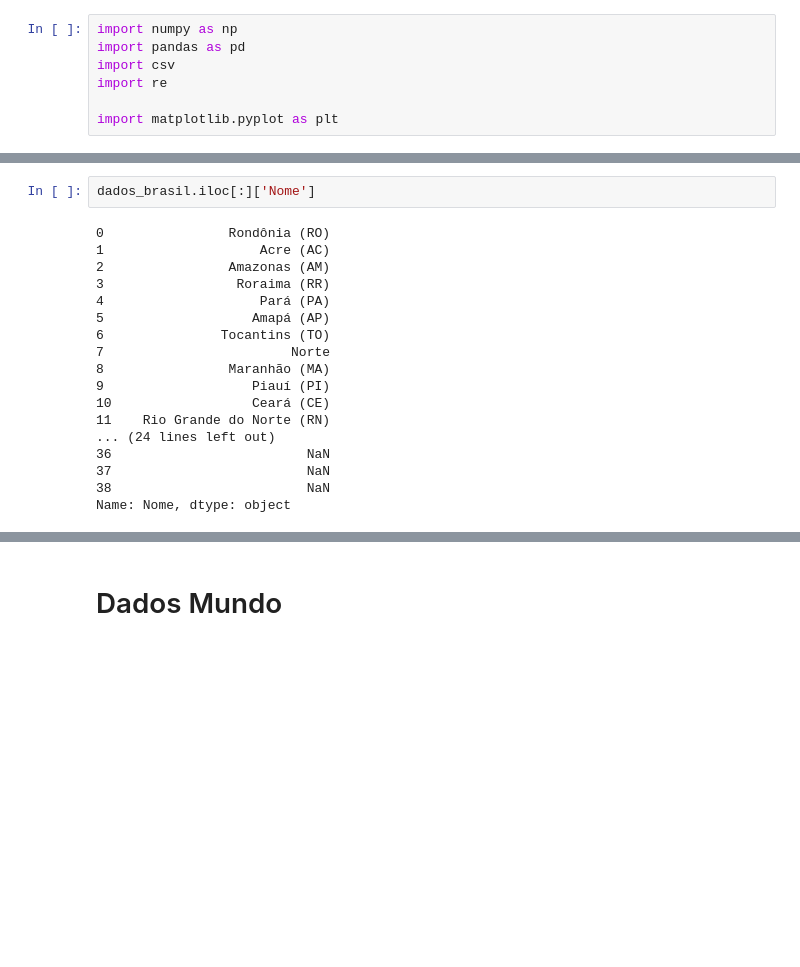
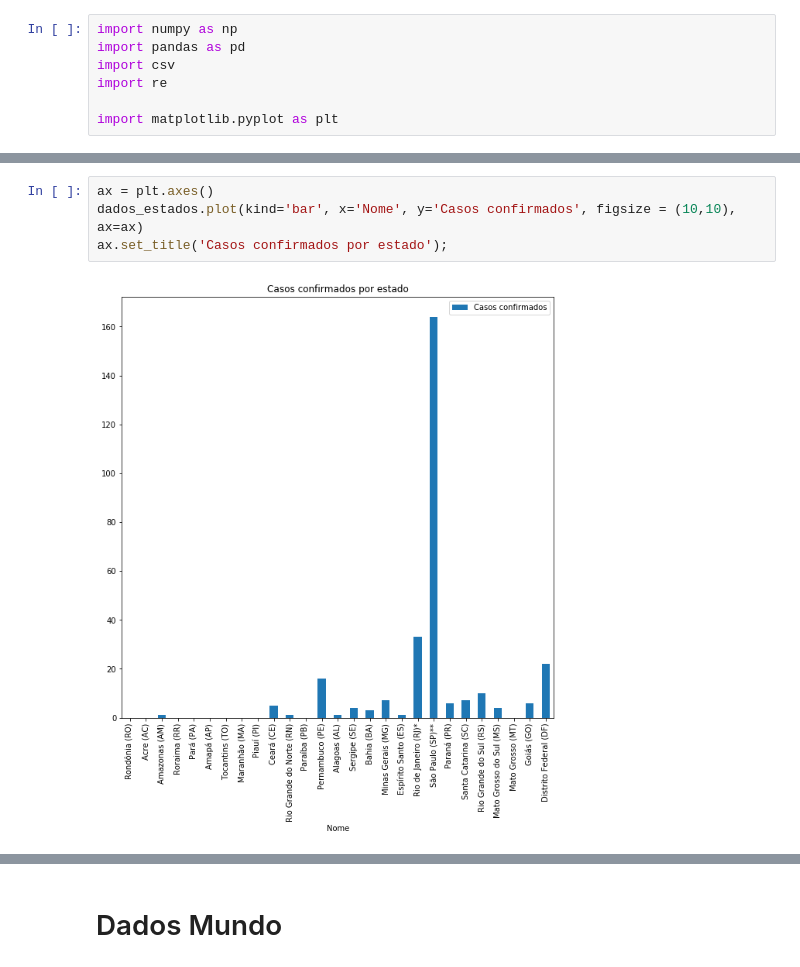
Before and after one commit to pedrosergiot/corona_virus, a Jupyter notebook: Teste_dados_Pandas.ipynb, the cells around one changed output, grey strips where cells are left out. Cells and saved outputs as stored; diff of their text form; blank space fills up the shorter version.

```diff
--- a/Teste_dados_Pandas.ipynb
+++ b/Teste_dados_Pandas.ipynb
@@ -23,26 +23,6 @@ dados_brasil.head()
 | 2 | Unidade da Federação | Amazonas (AM) | 7.0 | 25.93 | 1.0 | 3.7 | ... |
 | 3 | Unidade da Federação | Roraima (RR) | 5.0 | 100.00 | 0.0 | 0.0 | ... |
 | 4 | Unidade da Federação | Pará (PA) | 21.0 | 48.84 | 0.0 | 0.0 | ... |
-# %%
-dados_brasil.iloc[:]['Nome']
-# %% [output]
-0                Rondônia (RO)
-1                    Acre (AC)
-2                Amazonas (AM)
-3                 Roraima (RR)
-4                    Pará (PA)
-5                   Amapá (AP)
-6               Tocantins (TO)
-7                        Norte
-8                Maranhão (MA)
-9                   Piauí (PI)
-10                  Ceará (CE)
-11    Rio Grande do Norte (RN)
-... (24 lines left out)
-36                         NaN
-37                         NaN
-38                         NaN
-Name: Nome, dtype: object
 # %%
 dados_brasil = dados_brasil.dropna()
 
@@ -105,4 +85,10 @@ dados_estados
 | 28 | Unidade da Federação | Mato Grosso (MT) | 23.0 | 76.67 | 0.0 | 0.00 | ... |
 | 29 | Unidade da Federação | Goiás (GO) | 221.0 | 78.65 | 6.0 | 2.14 | ... |
 | 30 | Unidade da Federação | Distrito Federal (DF) | 253.0 | 68.19 | 22.0 | 5.93 | ... |
+# %%
+ax = plt.axes()
+dados_estados.plot(kind='bar', x='Nome', y='Casos confirmados', figsize = (10,10), ax=ax)
+ax.set_title('Casos confirmados por estado');
+# %% [output]
+[figure, added]
 # %%
```
Also changed, not shown: parts of 9 cells of this notebook.
